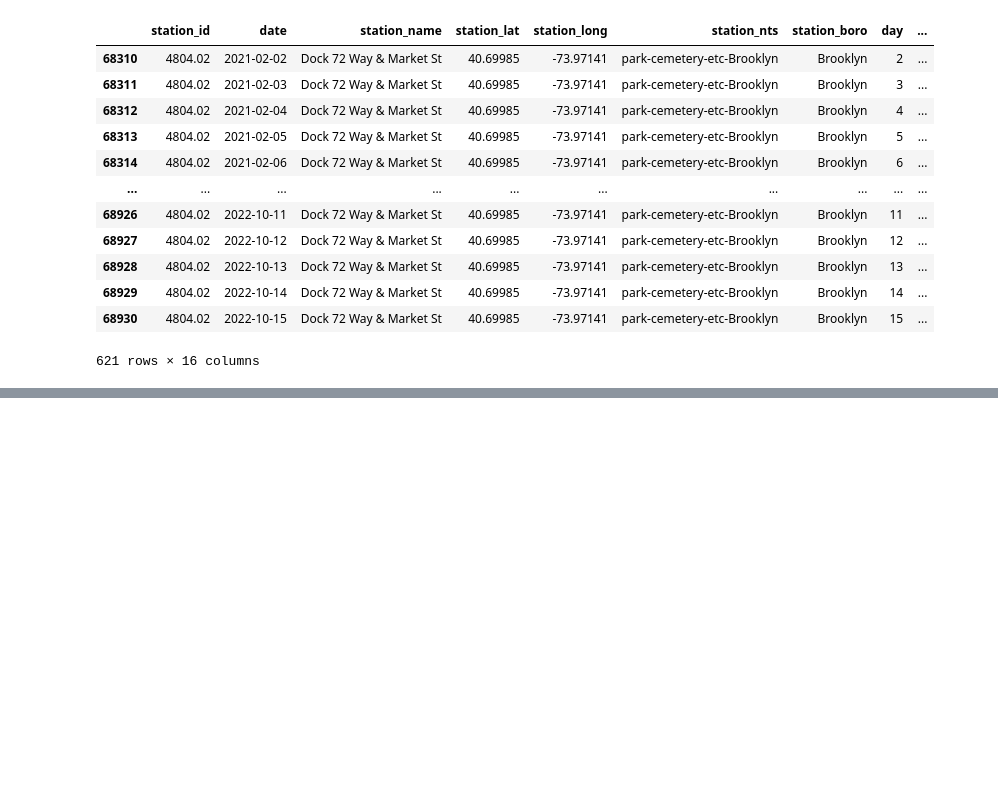
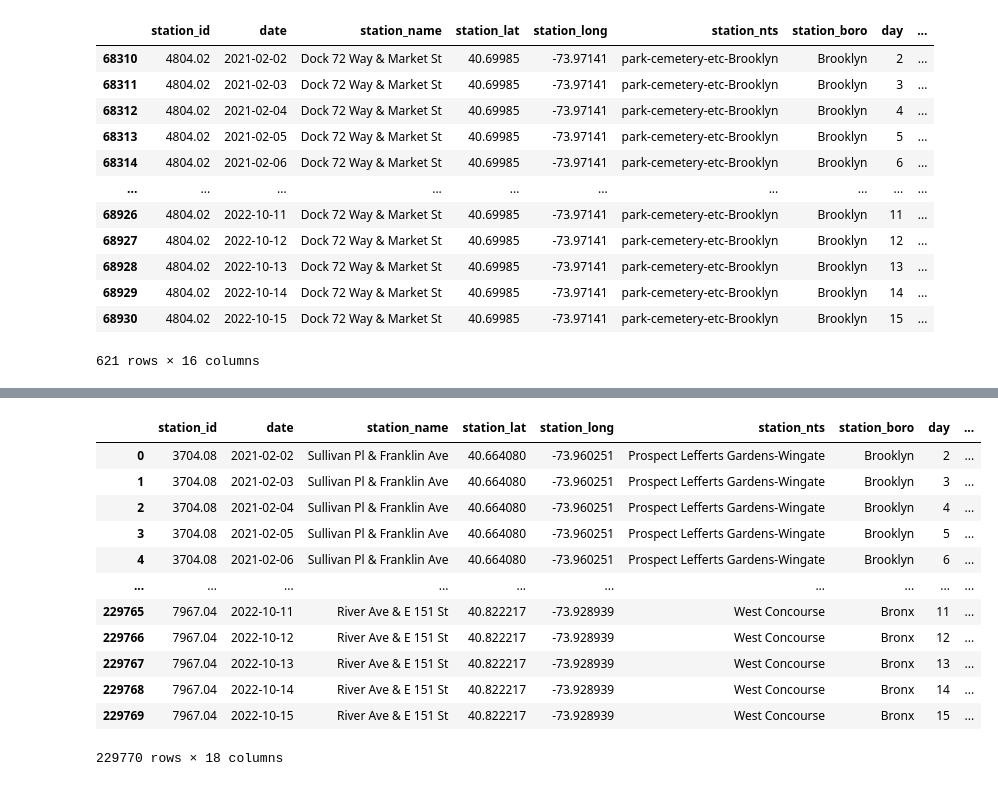
Before and after one commit to skwolvie/DATA270_spring23_grp2, a Jupyter notebook: data collection/get_citibikedata.ipynb, the cells around one changed output, grey strips where cells are left out. Saved outputs shown, nothing was run; the diff lists cells and outputs as text; code cells hidden in the pictures; blank space fills up the shorter version.

```diff
--- a/data collection/get_citibikedata.ipynb
+++ b/data collection/get_citibikedata.ipynb
@@ -3433,0 +3518,29 @@ r[r['station_id']==4804.02]
+# %%
+df.drop(columns=['neighbor_rco_T'], inplace=True)
+# %%
+keep_cols = ['station_nts', 'date', 'target_ridecount_outflow']
+
+# Create a new DataFrame with only the columns to keep
+ndf = df[keep_cols].copy()
+
+# Group the data by start_station_id and start_day, then count the number of rides
+nrcT = ndf.groupby(['station_nts', 'date'])['target_ridecount_outflow'].sum().reset_index(name='neighbor_rco_T')
+
+# Merge the ride_counts DataFrame back into the original DataFrame
+df = pd.merge(df, nrcT, on=['station_nts', 'date'])
+
+df
+# %% [output]
+|  | station_id | date | station_name | station_lat | station_long | station_nts | station_boro | day | ... |
+| 0 | 3704.08 | 2021-02-02 | Sullivan Pl & Franklin Ave | 40.664080 | -73.960251 | Prospect Lefferts Gardens-Wingate | Brooklyn | 2 | ... |
+| 1 | 3704.08 | 2021-02-03 | Sullivan Pl & Franklin Ave | 40.664080 | -73.960251 | Prospect Lefferts Gardens-Wingate | Brooklyn | 3 | ... |
+| 2 | 3704.08 | 2021-02-04 | Sullivan Pl & Franklin Ave | 40.664080 | -73.960251 | Prospect Lefferts Gardens-Wingate | Brooklyn | 4 | ... |
+| 3 | 3704.08 | 2021-02-05 | Sullivan Pl & Franklin Ave | 40.664080 | -73.960251 | Prospect Lefferts Gardens-Wingate | Brooklyn | 5 | ... |
+| 4 | 3704.08 | 2021-02-06 | Sullivan Pl & Franklin Ave | 40.664080 | -73.960251 | Prospect Lefferts Gardens-Wingate | Brooklyn | 6 | ... |
+| ... | ... | ... | ... | ... | ... | ... | ... | ... | ... |
+| 229765 | 7967.04 | 2022-10-11 | River Ave & E 151 St | 40.822217 | -73.928939 | West Concourse | Bronx | 11 | ... |
+| 229766 | 7967.04 | 2022-10-12 | River Ave & E 151 St | 40.822217 | -73.928939 | West Concourse | Bronx | 12 | ... |
+| 229767 | 7967.04 | 2022-10-13 | River Ave & E 151 St | 40.822217 | -73.928939 | West Concourse | Bronx | 13 | ... |
+| 229768 | 7967.04 | 2022-10-14 | River Ave & E 151 St | 40.822217 | -73.928939 | West Concourse | Bronx | 14 | ... |
+| 229769 | 7967.04 | 2022-10-15 | River Ave & E 151 St | 40.822217 | -73.928939 | West Concourse | Bronx | 15 | ... |
+229770 rows × 18 columns
```
Also changed, not shown: parts of 15 cells of this notebook, 3 other files.
